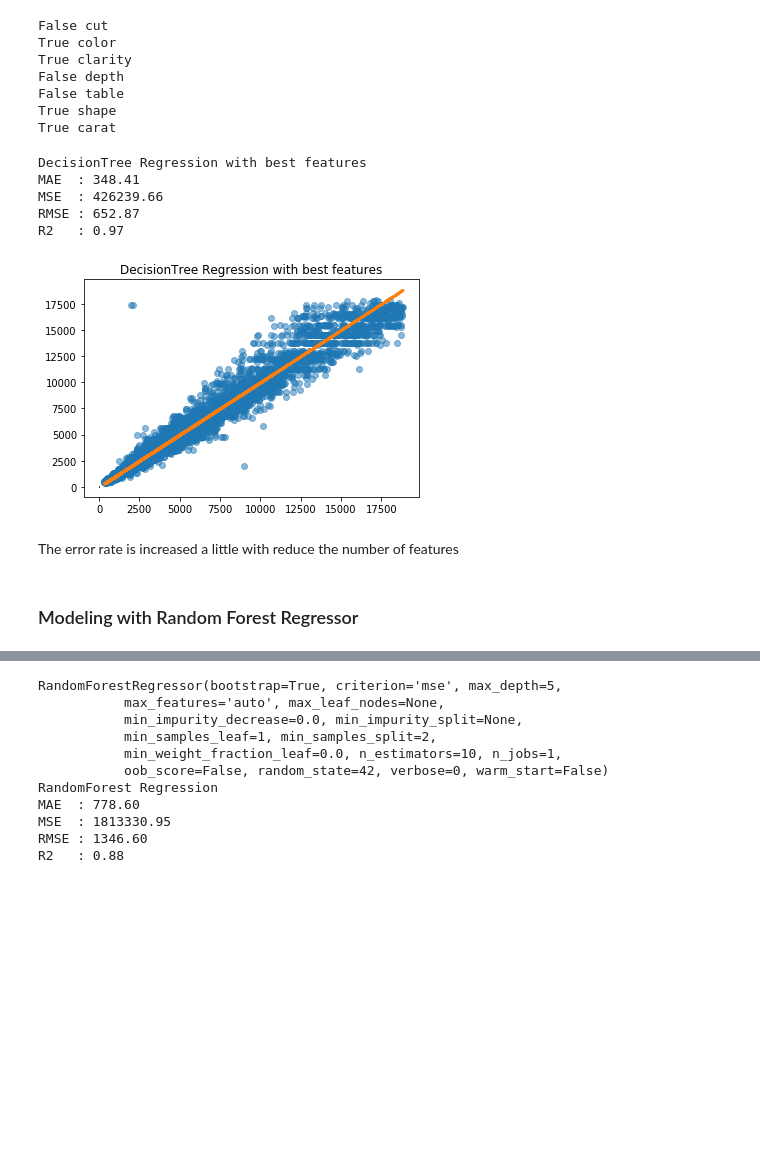
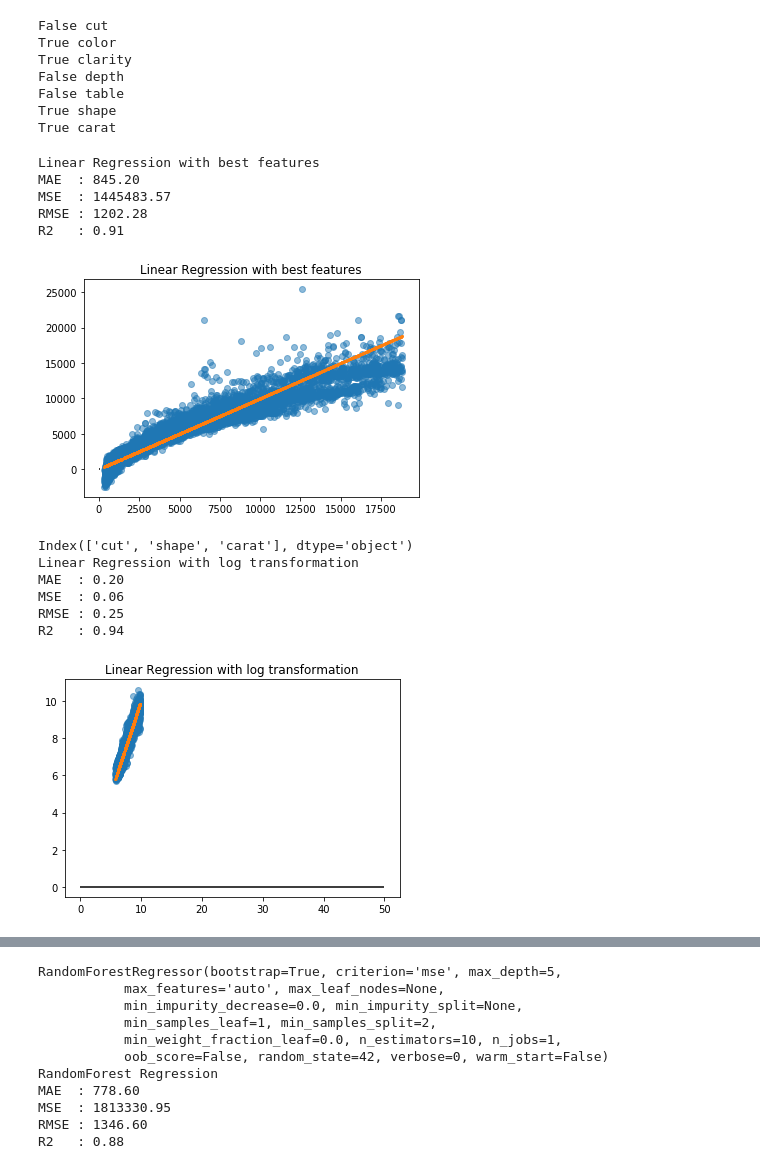
Before and after one commit to 3zcs/diamonds-price, a Jupyter notebook: diamonds_price.ipynb, the cells around one changed output, grey strips where cells are left out. Cells and saved outputs as stored; diff of their text form; code cells hidden in the pictures; blank space fills up the shorter version.

```diff
--- a/diamonds_price.ipynb
+++ b/diamonds_price.ipynb
@@ -372,13 +369,15 @@ from sklearn.metrics import r2_score, mean_absolute_error, mean_squared_error
 
 # modelling algorithms that we'll use
 
-names = ['Linear Regression', 'All features Linear Regression', \
-         'DecisionTree Regression', 'All features DecisionTree Regression', 'DecisionTree Regression with best features',\
+names = ['Linear Regression', 'All features Linear Regression',\
+         'Linear Regression with best features', 'Linear Regression with log transformation',\
+         'DecisionTree Regression', 'All features DecisionTree Regression',\
          'RandomForest Regression', \
-         'AdaBoost Regression with Linear Regression', 'AdaBoost Regression with DecisionTree', 'AdaBoost Regression with RandomForest',\
+         'AdaBoost Regression with DecisionTree', 'AdaBoost Regression with RandomForest',\
          'Random sample consensus']
 
 R2_list = []
+RMSE_list = []
 # %% [markdown]
 prepare variables and funcations that you need with all the models
 # %%
@@ -395,6 +394,7 @@ def evaluation_metrics(model_name,y_test, y_pred):
     print('RMSE : %0.2f ' % rmse)
     print('R2   : %0.2f ' % r2)
     R2_list.append(r2)
+    RMSE_list.append(rmse)
     print('')
 
 # visualize model predection vs true
@@ -591,32 +545,55 @@ True carat
 # %%
 # as we can see color, clarity, shape and carat
 best_features = ['color','clarity','shape','carat']
 best_X = transformed_df[best_features]
 
 # split data to train and test
 best_X_train, best_X_test, best_y_train, best_y_test = train_test_split(best_X, y, random_state=ran_state)
 
-
-drreg = DecisionTreeRegressor(max_depth=9, random_state=ran_state, min_samples_leaf = min_sample_leaf)
+linreg = LinearRegression()
 
 #Fit the model with data (train model)
-drreg.fit(best_X_train, best_y_train)
+linreg.fit(best_X_train, best_y_train)
 # Predict the response for a new observation.
-y_pred = drreg.predict(best_X_test)
+y_pred = linreg.predict(best_X_test)
 
 # evaluation the model
-evaluation_metrics(names[4], best_y_test, y_pred)
+evaluation_metrics(names[2], best_y_test, y_pred)
 
 # visualize model predection
-visualize_model_predection(names[4], best_y_test, y_pred)
+visualize_model_predection(names[2], best_y_test, y_pred)
+
+
+'''
+Here we'll use log transformation as our data is skewed?
+'''
+
+linreg = LinearRegression()
+
+# split data to train and test
+X_train, X_test, y_train, y_test = train_test_split(X.apply(np.log), y.apply(np.log), random_state=ran_state)
+
+#Fit the model with data (train model)
+result = linreg.fit(X_train, y_train)
+# Predict the response for a new observation.
+y_pred = linreg.predict(X_test)
+print(X_test.columns)
+# evaluation the model
+evaluation_metrics(names[3], y_test, y_pred)
+
+# visualize model predection
+visualize_model_predection(names[3], y_test, y_pred)
 # %% [output]
-DecisionTree Regression with best features
-MAE  : 348.41
-MSE  : 426239.66
-RMSE : 652.87
-R2   : 0.97
+Linear Regression with best features
+MAE  : 845.20
+MSE  : 1445483.57
+RMSE : 1202.28
+R2   : 0.91
-[figure, old version]
+[figure, new version]
+Index(['cut', 'shape', 'carat'], dtype='object')
+Linear Regression with log transformation
+MAE  : 0.20
+MSE  : 0.06
+RMSE : 0.25
+R2   : 0.94
+[figure, added]
-# %% [markdown]
-The error rate is increased a little with reduce the number of features
-# %% [markdown]
-### Modeling with Random Forest Regressor
```
Also changed, not shown: parts of 21 cells of this notebook.
